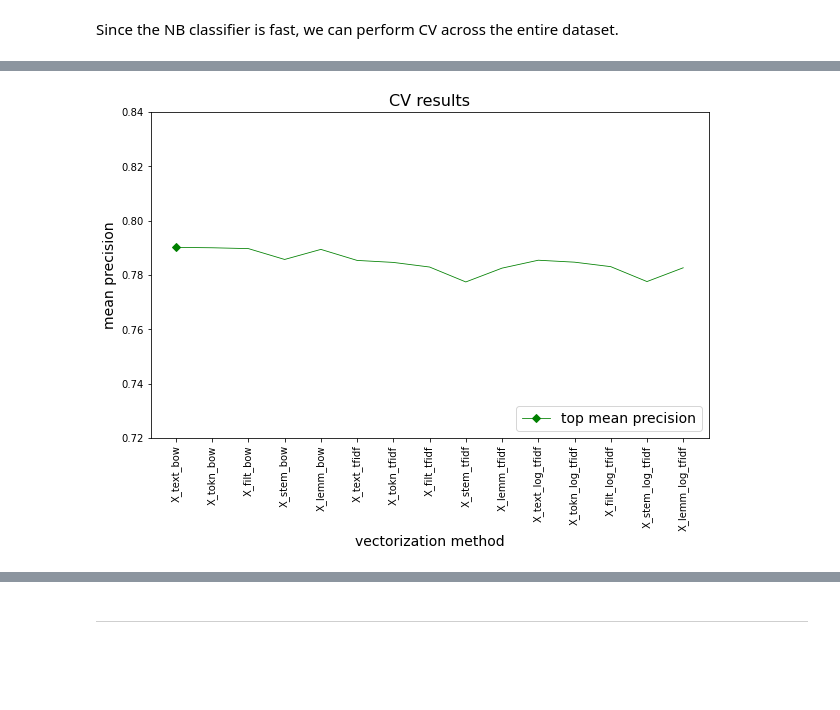
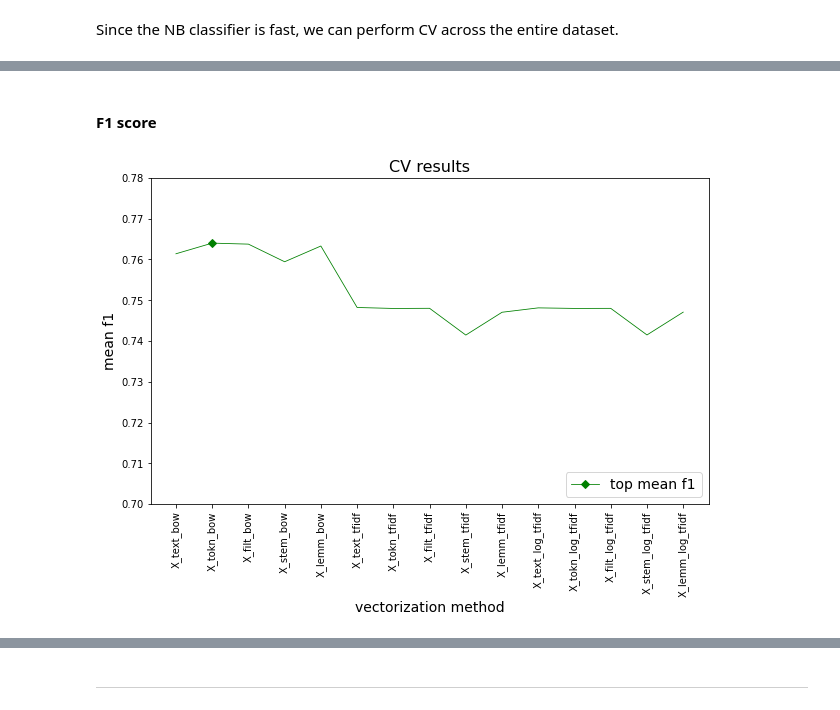
Before and after one commit to BigBangData/NaturalLanguageProcessing, a Jupyter notebook: sentiment140/05_Twitter_Sentiment_Analysis_NaiveBayes.ipynb, the cells around one changed output, grey strips where cells are left out. Cells and saved outputs as stored; diff of their text form; code cells hidden in the pictures; blank space fills up the shorter version.

```diff
--- a/sentiment140/05_Twitter_Sentiment_Analysis_NaiveBayes.ipynb
+++ b/sentiment140/05_Twitter_Sentiment_Analysis_NaiveBayes.ipynb
@@ -290,4 +298,6 @@ Elapsed time: 2.8641 seconds
+# %% [markdown]
+#### F1 score
 # %%
-plot_mean_cv_results(NB_clf, Xs, y, filenames, scoring='precision', ylim=[.72,.84])
+plot_mean_cv_results(NB_clf, Xs, y, filenames, scoring='f1', ylim=[.70,.78])
 # %% [output]
-[figure, old version]
+[figure, new version]
```
Also changed, not shown: parts of 44 cells of this notebook, 1 other file.
